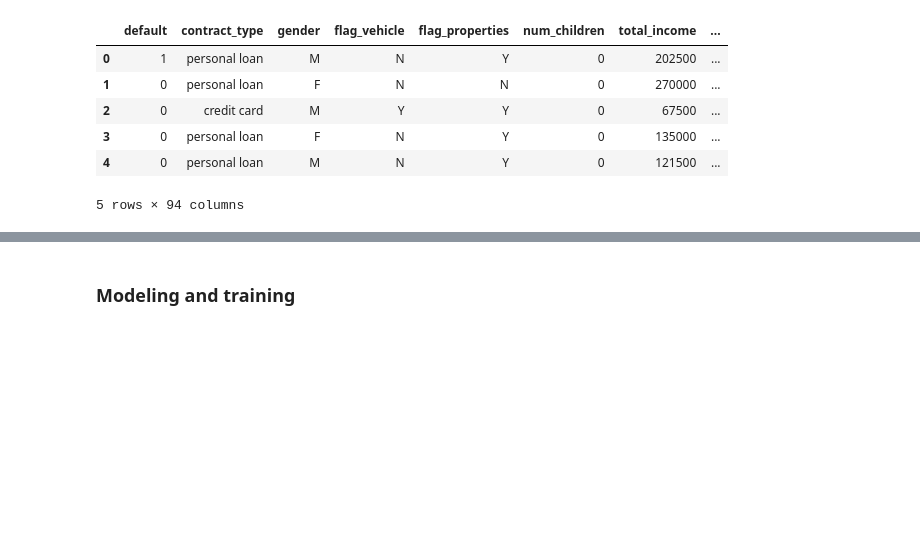
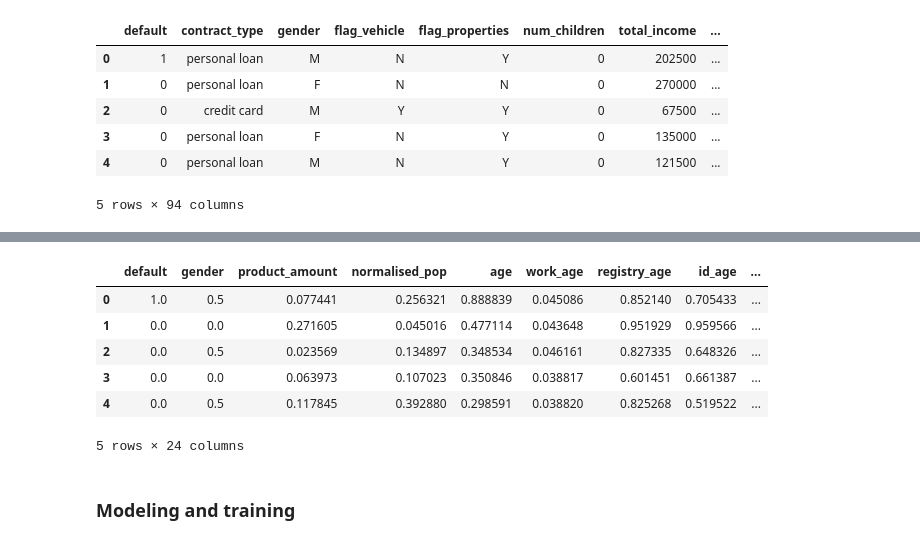
Before and after one commit to lsequera/ModellingChallenge, a Jupyter notebook: notebooks/Challenge.ipynb, the cells around one changed output, grey strips where cells are left out. Drawn from its saved outputs; the diff is of its cells as text; code cells hidden in the pictures; blank space fills up the shorter version.

```diff
--- a/notebooks/Challenge.ipynb
+++ b/notebooks/Challenge.ipynb
@@ -149,3 +178,20 @@ data.head(5)
+# %%
+# Rescaling data
+from sklearn.preprocessing import MinMaxScaler
+scaler = MinMaxScaler()
+
+scaled = scaler.fit_transform(cdata)
+sdata = pd.DataFrame(scaled)
+sdata.columns = cdata.columns
+sdata.head(5)
+# %% [output]
+|  | default | gender | product_amount | normalised_pop | age | work_age | registry_age | id_age | ... |
+| 0 | 1.0 | 0.5 | 0.077441 | 0.256321 | 0.888839 | 0.045086 | 0.852140 | 0.705433 | ... |
+| 1 | 0.0 | 0.0 | 0.271605 | 0.045016 | 0.477114 | 0.043648 | 0.951929 | 0.959566 | ... |
+| 2 | 0.0 | 0.5 | 0.023569 | 0.134897 | 0.348534 | 0.046161 | 0.827335 | 0.648326 | ... |
+| 3 | 0.0 | 0.0 | 0.063973 | 0.107023 | 0.350846 | 0.038817 | 0.601451 | 0.661387 | ... |
+| 4 | 0.0 | 0.5 | 0.117845 | 0.392880 | 0.298591 | 0.038820 | 0.825268 | 0.519522 | ... |
+5 rows × 24 columns
 # %% [markdown]
 ### Modeling and training
 # %%
```
Also changed, not shown: parts of 43 cells of this notebook.
